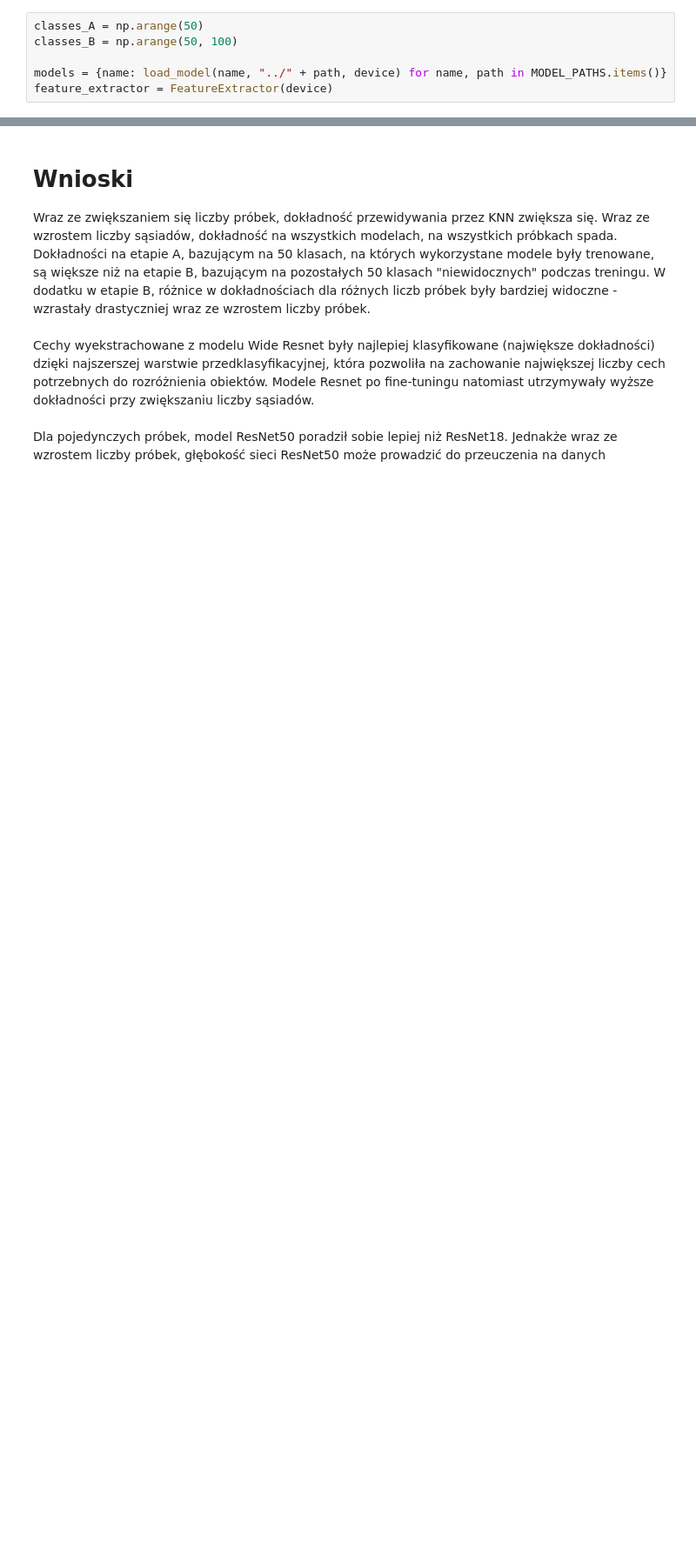
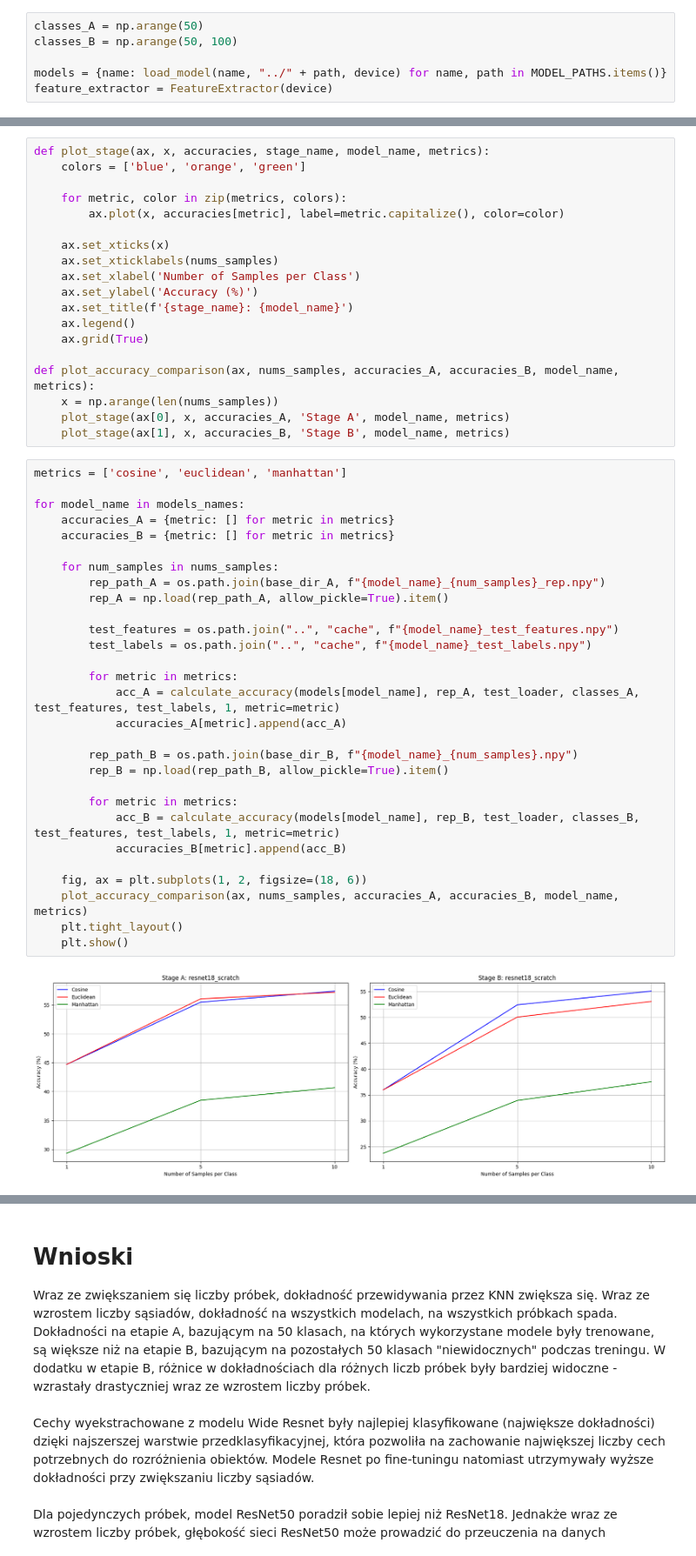
Before and after one commit to matikosowy/cifar100-cnn-trainer, a Jupyter notebook: notebooks/knn_classification.ipynb, the cells around one changed output, grey strips where cells are left out. Shown at 87% size. Drawn from its saved outputs; the diff is of its cells as text; blank space fills up the shorter version.

```diff
--- a/notebooks/knn_classification.ipynb
+++ b/notebooks/knn_classification.ipynb
@@ -219,0 +224,50 @@ for model_name in models_names:
+# %%
+def plot_stage(ax, x, accuracies, stage_name, model_name, metrics):
+    colors = ['blue', 'orange', 'green']
+
+    for metric, color in zip(metrics, colors):
+        ax.plot(x, accuracies[metric], label=metric.capitalize(), color=color)
+
+    ax.set_xticks(x)
+    ax.set_xticklabels(nums_samples)
+    ax.set_xlabel('Number of Samples per Class')
+    ax.set_ylabel('Accuracy (%)')
+    ax.set_title(f'{stage_name}: {model_name}')
+    ax.legend()
+    ax.grid(True)
+
+def plot_accuracy_comparison(ax, nums_samples, accuracies_A, accuracies_B, model_name, metrics):
+    x = np.arange(len(nums_samples))
+    plot_stage(ax[0], x, accuracies_A, 'Stage A', model_name, metrics)
+    plot_stage(ax[1], x, accuracies_B, 'Stage B', model_name, metrics)
+# %%
+metrics = ['cosine', 'euclidean', 'manhattan']
+
+for model_name in models_names:
+    accuracies_A = {metric: [] for metric in metrics}
+    accuracies_B = {metric: [] for metric in metrics}
+
+    for num_samples in nums_samples:
+        rep_path_A = os.path.join(base_dir_A, f"{model_name}_{num_samples}_rep.npy")
+        rep_A = np.load(rep_path_A, allow_pickle=True).item()
+
+        test_features = os.path.join("..", "cache", f"{model_name}_test_features.npy")
+        test_labels = os.path.join("..", "cache", f"{model_name}_test_labels.npy")
+
+        for metric in metrics:
+            acc_A = calculate_accuracy(models[model_name], rep_A, test_loader, classes_A, test_features, test_labels, 1, metric=metric)
+            accuracies_A[metric].append(acc_A)
+
+        rep_path_B = os.path.join(base_dir_B, f"{model_name}_{num_samples}.npy")
+        rep_B = np.load(rep_path_B, allow_pickle=True).item()
+
+        for metric in metrics:
+            acc_B = calculate_accuracy(models[model_name], rep_B, test_loader, classes_B, test_features, test_labels, 1, metric=metric)
+            accuracies_B[metric].append(acc_B)
+
+    fig, ax = plt.subplots(1, 2, figsize=(18, 6))
+    plot_accuracy_comparison(ax, nums_samples, accuracies_A, accuracies_B, model_name, metrics)
+    plt.tight_layout()
+    plt.show()
+# %% [output]
+[figure, added]
```
Also changed, not shown: parts of 10 cells of this notebook, 8 other files.
